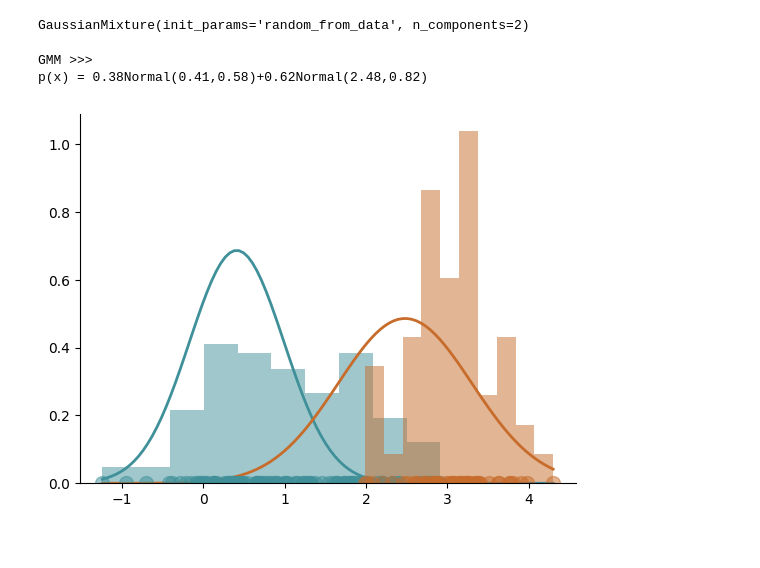
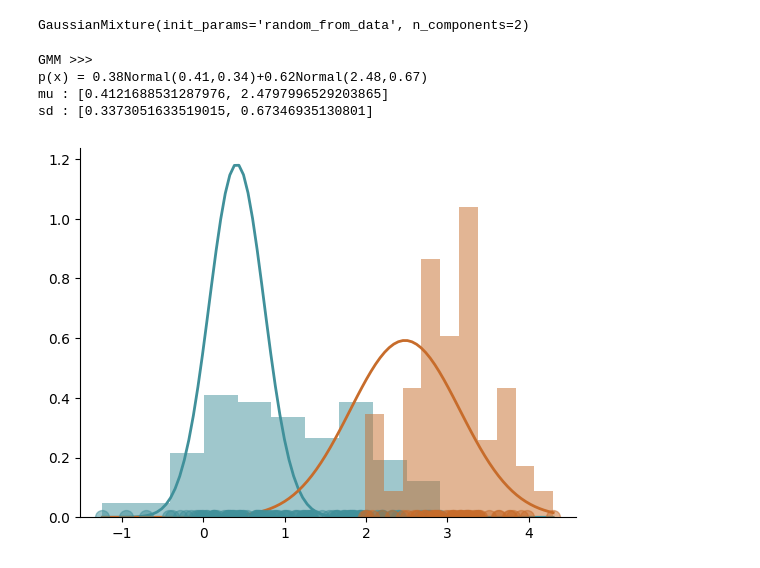
Before and after one commit to thanachaili/PMU-B-PersonalAI, a Jupyter notebook: GMM_thanachai.ipynb, the cells around one changed output. Drawn from its saved outputs; the diff is of its cells as text; code cells hidden in the pictures.

```diff
--- a/GMM_thanachai.ipynb
+++ b/GMM_thanachai.ipynb
@@ -80,22 +80,29 @@ gmm = GaussianMixture(n_components=2, init_params='random_from_data')
 gmm.fit(data)
 # %% [output]
 GaussianMixture(init_params='random_from_data', n_components=2)
-# %%
-print('GMM >>>')
-### HW: Complete the code below ###
-weights = gmm.weights_
-means = gmm.means_
-covariances = gmm.covariances_
-w1,w2 = weights# Q1
-mu1,mu2 = means.flatten()# Q2
-sd1,sd2 = np.sqrt(covariances.flatten())# Q3
-
-print('p(x) = %.2fNormal(%.2f,%.2f)+%.2fNormal(%.2f,%.2f)' %(w1,mu1,sd1,w2,mu2,sd2))
-
-# Visualize the data and the inferred norms.
-viz([list(data1)] + [list(data2)], [mu1, mu2], [sd1, sd2]) # Q4
-### End of HW ###
-# %% [output]
-GMM >>>
-p(x) = 0.38Normal(0.41,0.58)+0.62Normal(2.48,0.82)
-[figure, removed]
+# %%
+
+print('GMM >>>')
+### HW: Complete the code below ###
+#นำค่าน้ำหนัก (weights) ของ Gaussian components ที่ 1 และ 2 มาใส่ในตัวแปร w1 และ w2
+w1,w2 = gmm.weights_[0],gmm.weights_[1] # Q1
+#นำค่า mean ของ Gaussian components ที่ 1 และ 2 มาใส่ในตัวแปร mu1 และ mu2
+mu1,mu2 = gmm.means_[0],gmm.means_[1] # Q2
+#ดึงค่า covariances ของสองส่วนประกอบของ GMM ที่ได้จากการ fit model ซึ่งคือค่าสหสัมพันธ์ (covariances) ของแต่ละส่วนประกอบ
+sd1,sd2 = gmm.covariances_[0],gmm.covariances_[1] # Q3
+
+#คำสั่งนี้ทำการพิมพ์ข้อความที่แสดงค่า weights, means, และ covariances ของสองส่วนประกอบของ GMM ที่ได้จากการ fit model เป็นการแสดงผลประมาณการของ GMM ที่ได้
+print('p(x) = %.2fNormal(%.2f,%.2f)+%.2fNormal(%.2f,%.2f)' %(w1,mu1,sd1,w2,mu2,sd2))
+#แสดงค่า means ของสองส่วนประกอบของ GMM ที่ได้จากการ fit model เป็นลิสต์ที่มีสมาชิกคือ mean ของแต่ละส่วนประกอบ
+print(f"mu : {[mu1[0],mu2[0]]}")
+#แสดงค่า covariances ของสองส่วนประกอบของ GMM ที่ได้จากการ fit model เป็นลิสต์ที่มีสมาชิกคือ covariance ของแต่ละส่วนประกอบ
+print(f"sd : { [sd1[0][0],sd2[0][0]]}")
+# Visualize the data and the inferred norms.
+viz([list(data1)]+[list(data2)],[mu1[0],mu2[0]] , [sd1[0][0],sd2[0][0]]) # Q4
+### End of HW ###
+# %% [output]
+GMM >>>
+p(x) = 0.38Normal(0.41,0.34)+0.62Normal(2.48,0.67)
+mu : [0.4121688531287976, 2.4797996529203865]
+sd : [0.3373051633519015, 0.67346935130801]
+[figure, added]
```
